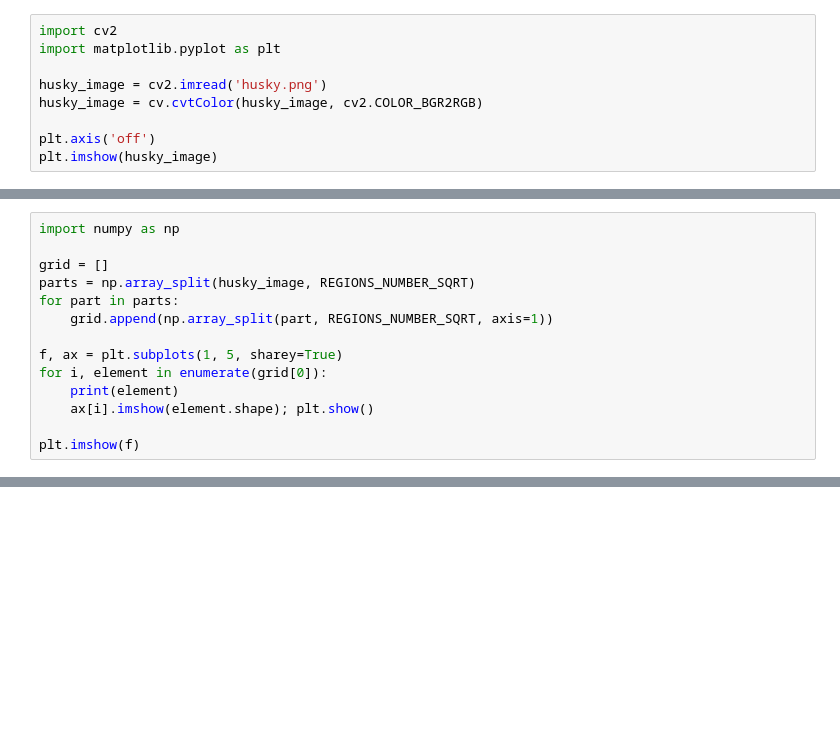
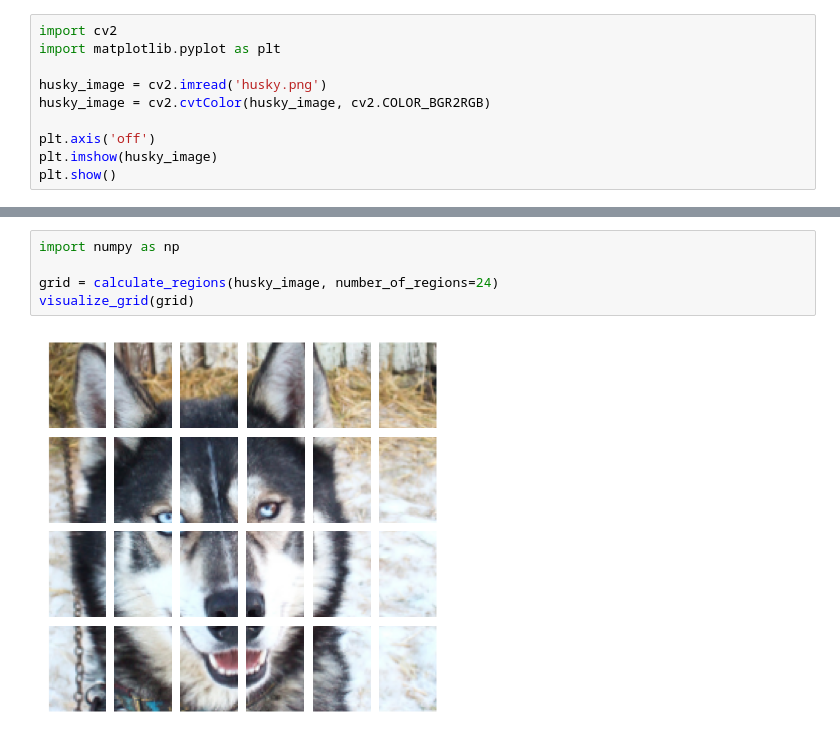
Before and after one commit to Kinzoku99/eml-2025, a Jupyter notebook: Homeworks/HW2/lime.ipynb, the cells around one changed output, grey strips where cells are left out. Saved outputs shown, nothing was run; the diff lists cells and outputs as text; blank space fills up the shorter version.

```diff
--- a/Homeworks/HW2/lime.ipynb
+++ b/Homeworks/HW2/lime.ipynb
@@ -3,8 +5,9 @@ import cv2
 import matplotlib.pyplot as plt
 
 husky_image = cv2.imread('husky.png')
-husky_image = cv.cvtColor(husky_image, cv2.COLOR_BGR2RGB)
+husky_image = cv2.cvtColor(husky_image, cv2.COLOR_BGR2RGB)
 
 plt.axis('off')
 plt.imshow(husky_image)
+plt.show()
 # %% [output]
@@ -15,14 +14,0 @@ REGIONS_NUMBER_SQRT = 5
-# %%
-import numpy as np
-
-grid = []
-parts = np.array_split(husky_image, REGIONS_NUMBER_SQRT)
-for part in parts:
-    grid.append(np.array_split(part, REGIONS_NUMBER_SQRT, axis=1))
-
-f, ax = plt.subplots(1, 5, sharey=True)
-for i, element in enumerate(grid[0]):
-    print(element)
-    ax[i].imshow(element.shape); plt.show()
-
-plt.imshow(f)
@@ -88,0 +63,7 @@ print(newarr)
+# %%
+import numpy as np
+
+grid = calculate_regions(husky_image, number_of_regions=24)
+visualize_grid(grid)
+# %% [output]
+[figure, added]
```
Also changed, not shown: parts of 8 cells of this notebook, 2 other files.
